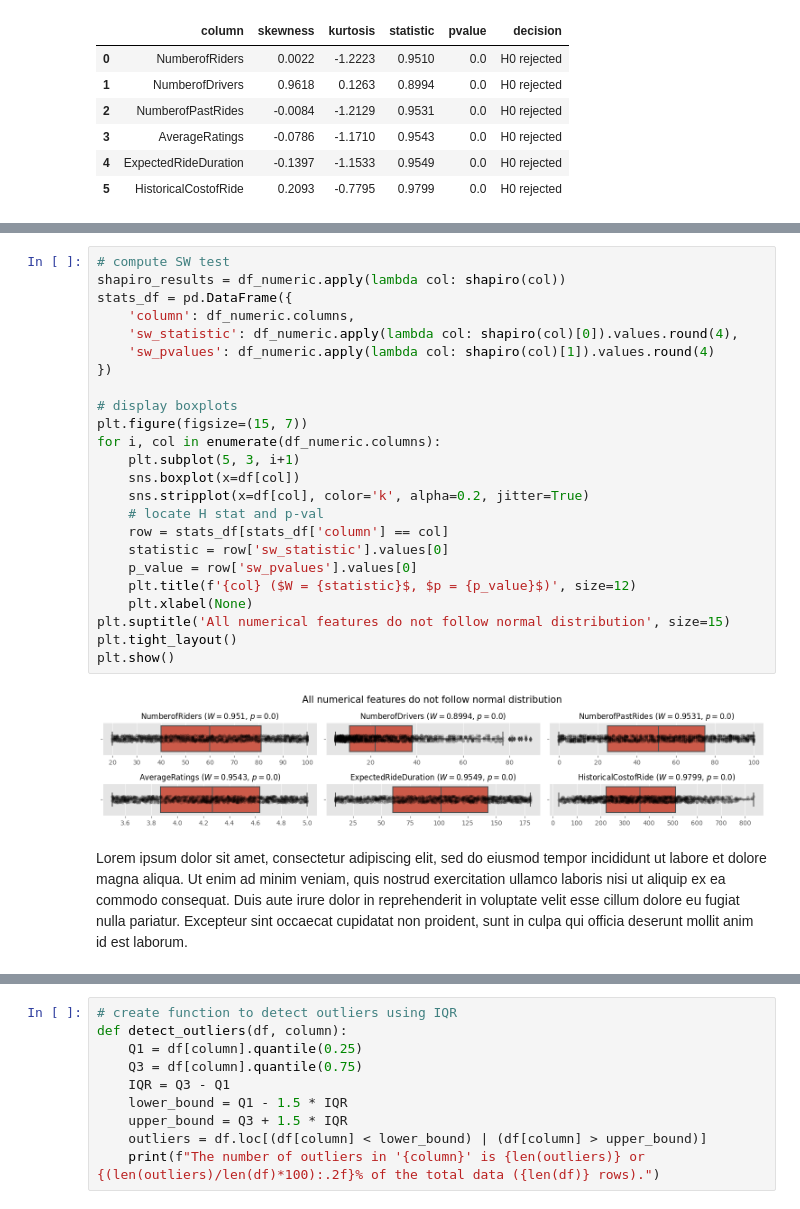
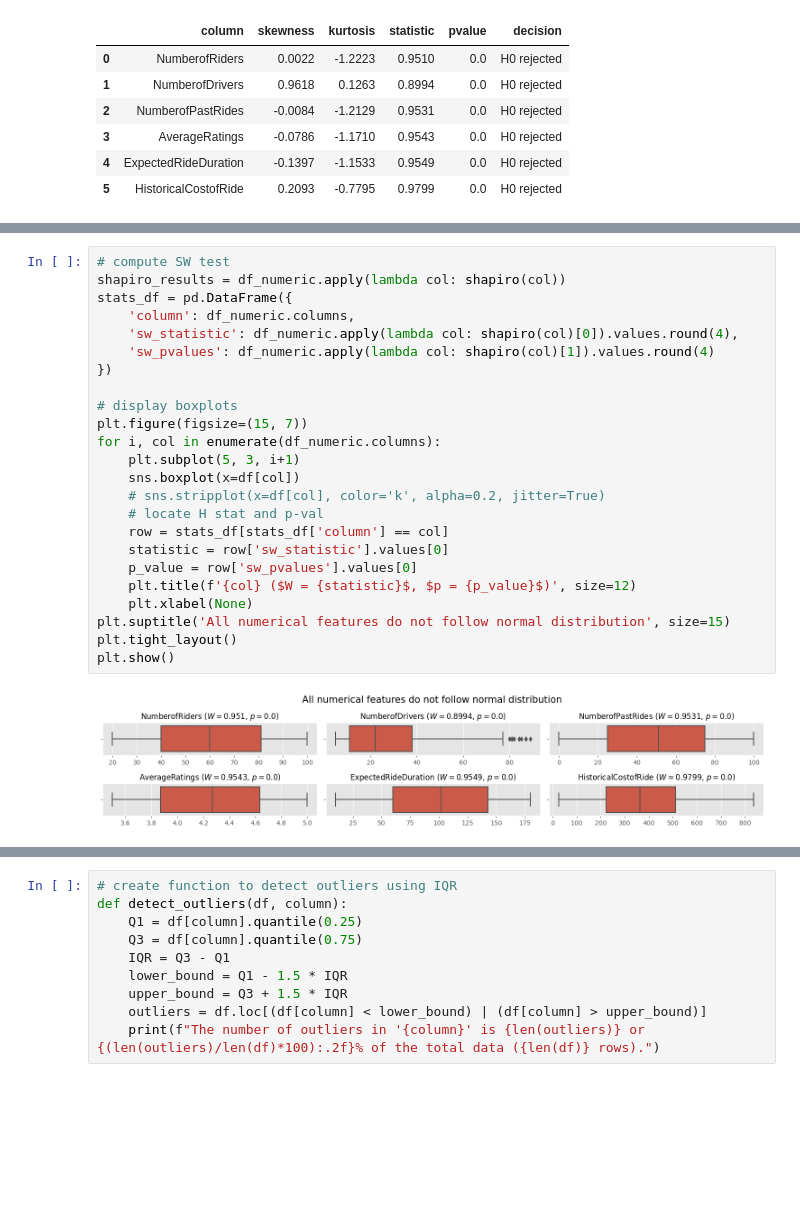
Before and after one commit to LingAdeu/dynamic-pricing-model, a Jupyter notebook: notebook/notebook.ipynb, the cells around one changed output, grey strips where cells are left out. Saved outputs shown, nothing was run; the diff lists cells and outputs as text; blank space fills up the shorter version.

```diff
--- a/notebook/notebook.ipynb
+++ b/notebook/notebook.ipynb
@@ -136,28 +181,26 @@ The null hypothesis of Shapiro-Wilk test is the data significantly deviates from
 # %%
 # compute SW test
 shapiro_results = df_numeric.apply(lambda col: shapiro(col))
 stats_df = pd.DataFrame({
     'column': df_numeric.columns,
     'sw_statistic': df_numeric.apply(lambda col: shapiro(col)[0]).values.round(4),
     'sw_pvalues': df_numeric.apply(lambda col: shapiro(col)[1]).values.round(4)
 })
 
 # display boxplots
 plt.figure(figsize=(15, 7))
 for i, col in enumerate(df_numeric.columns):
     plt.subplot(5, 3, i+1)
     sns.boxplot(x=df[col])
-    sns.stripplot(x=df[col], color='k', alpha=0.2, jitter=True)
+    # sns.stripplot(x=df[col], color='k', alpha=0.2, jitter=True)
     # locate H stat and p-val
     row = stats_df[stats_df['column'] == col]
     statistic = row['sw_statistic'].values[0]
     p_value = row['sw_pvalues'].values[0]
     plt.title(f'{col} ($W = {statistic}$, $p = {p_value}$)', size=12)
     plt.xlabel(None)
 plt.suptitle('All numerical features do not follow normal distribution', size=15)
 plt.tight_layout()
 plt.show()
 # %% [output]
-[figure, old version]
+[figure, new version]
-# %% [markdown]
-Lorem ipsum dolor sit amet, consectetur adipiscing elit, sed do eiusmod tempor incididunt ut labore et dolore magna aliqua. Ut enim ad minim veniam, quis nostrud exercitation ullamco laboris nisi ut aliquip ex ea commodo consequat. Duis aute irure dolor in reprehenderit in voluptate velit esse cillum dolore eu fugiat nulla pariatur. Excepteur sint occaecat cupidatat non proident, sunt in culpa qui officia deserunt mollit anim id est laborum.
```
Also changed, not shown: parts of 59 cells of this notebook, 4 other files.
